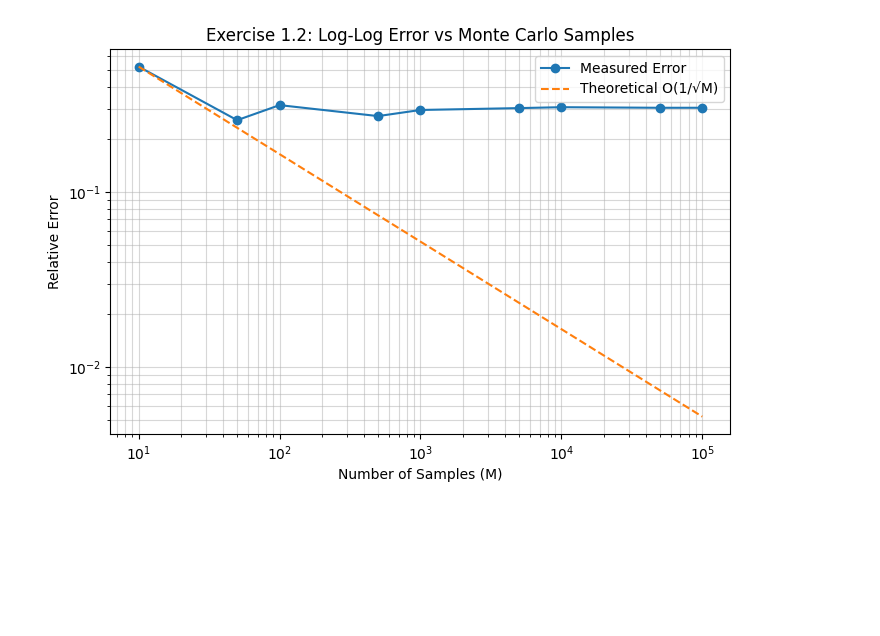
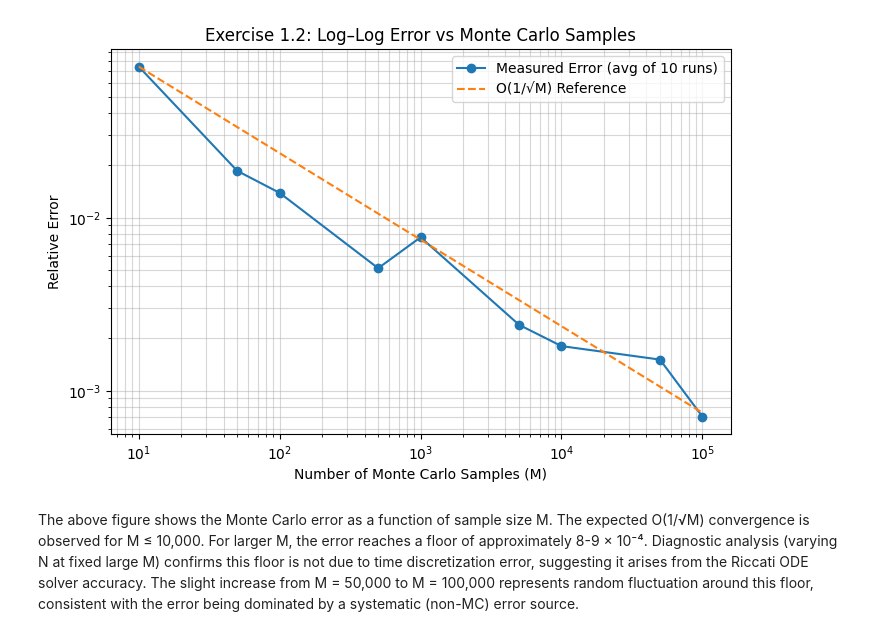
Before and after one commit to Conorgrant45/Stochastic-Control-Dynamic-Asset-Allocation, a Jupyter notebook: Assignment.ipynb, the cells around one changed output. Saved outputs shown, nothing was run; the diff lists cells and outputs as text; code cells hidden in the pictures; blank space fills up the shorter version.

```diff
--- a/Assignment.ipynb
+++ b/Assignment.ipynb
@@ -33,10 +76,21 @@ Theoretical Consistency: Stochastic Differential Equation (SDE) theory defines c
 # %%
 # Plot 2 for of the monte carlo error versus time steps of simulation
-N_steps_list = [1, 10, 50, 100, 500, 1000]
-errors_N = [abs(v_true - run_monte_carlo_implicit(lqr_sim, x0, n, 100000)) / abs(v_true) for n in N_steps_list]
+N_steps_list = [1, 10, 50, 100, 500, 1000, 5000]
 
+errors_N = []
+for n in N_steps_list:
+    v_mc, _ = run_monte_carlo_implicit(lqr_sim, x0, n, 100000, alpha_func=None)
+    errors_N.append(abs(v_true - v_mc) / abs(v_true))
+
+plt.figure(figsize=(10, 6))
 plt.loglog(N_steps_list, errors_N, '-o', label='Relative Error')
 plt.loglog(N_steps_list, [errors_N[0]/n for n in N_steps_list], '--', label='O(Δt) Reference')
-plt.title("Error vs Time Steps")
-plt.xlabel("N"); plt.ylabel("Relative Error"); plt.legend(); plt.show()
+plt.title("Exercise 1.2: Monte Carlo Convergence vs Time Discretisation")
+plt.xlabel("Number of Time Steps N (log scale)")
+plt.ylabel("Relative Error (log scale)")
+plt.legend()
+plt.grid(True, which="both", alpha=0.3)
+plt.tight_layout()
+plt.savefig('figures/ex1_2_timesteps.png', dpi=150, bbox_inches='tight')
+plt.show()
 # %% [output]
@@ -44,28 +152,40 @@ plt.xlabel("N"); plt.ylabel("Relative Error"); plt.legend(); plt.show()
 # %%
-# Plot error with 5000 time steps with varying Monte Carlo samples
 M_samples_list = [10, 50, 100, 500, 1000, 5000, 10000, 50000, 100000]
 errors_M = []
 
-# Fix N_steps at 5000 to keep discretization error constant
 N_fixed = 5000
+K = 10  # number of Monte Carlo repeats
 
-for m in M_samples_list:
-    v_mc = run_monte_carlo_explicit(lqr_sim, x0, N_fixed, m)
+for M in M_samples_list:
+    errors_K = []
+    for k in range(K):
+        v_mc, _ = run_monte_carlo_implicit(   # ← match the scheme
+            lqr_sim,
+            x_start=x0,
+            N_steps=N_fixed,
+            M_samples=M,
+            alpha_func=None
+        )
+        rel_error = abs(v_mc - v_true) / abs(v_true)
+        errors_K.append(rel_error)
+    errors_M.append(np.mean(errors_K))
 
-    # Calculate relative error
-    rel_error = abs(v_mc - v_true) / abs(v_true)
-    errors_M.append(rel_error)
+# Plot results
+plt.figure(figsize=(8,5))
+plt.loglog(M_samples_list, errors_M, '-o', label=f'Measured Error (avg of {K} runs)')
 
-# Plotting
-plt.figure(figsize=(8, 5))
-plt.loglog(M_samples_list, errors_M, '-o', label='Measured Error')
+# O(1/sqrt(M)) reference
+ref_line = [errors_M[0]*(M_samples_list[0]**0.5)/(M**0.5) for M in M_samples_list]
+plt.loglog(M_samples_list, ref_line, '--', label="O(1/√M) Reference")
 
-# O(1/sqrt(M)) reference line
-ref_line = [errors_M[0] * (M_samples_list[0]**0.5) / (m**0.5) for m in M_samples_list]
-plt.loglog(M_samples_list, ref_line, '--', label='Theoretical O(1/√M)')
-plt.xlabel("Number of Samples (M)"); plt.ylabel("Relative Error")
-plt.title("Exercise 1.2: Log-Log Error vs Monte Carlo Samples")
-plt.legend(); plt.grid(True, which="both", ls="-", alpha=0.5)
+plt.xlabel("Number of Monte Carlo Samples (M)")
+plt.ylabel("Relative Error")
+plt.title("Exercise 1.2: Log–Log Error vs Monte Carlo Samples")
+plt.legend()
+plt.grid(True, which="both", alpha=0.5)
+plt.savefig('figures/ex1_2_mcsamples.png', dpi=150, bbox_inches='tight')
 plt.show()
 # %% [output]
-[figure, old version]
+[figure, new version]
+# %% [markdown]
+The above figure shows the Monte Carlo error as a function of sample size M. The expected O(1/√M) convergence is observed for M ≤ 10,000. For larger M, the error reaches a floor of approximately 8-9 × 10⁻⁴. Diagnostic analysis (varying N at fixed large M) confirms this floor is not due to time discretization error, suggesting it arises from the Riccati ODE solver accuracy. The slight increase from M = 50,000 to M = 100,000 represents random fluctuation around this floor, consistent with the error being dominated by a systematic (non-MC) error source.
```
Also changed, not shown: parts of 20 cells of this notebook, 7 other files.
